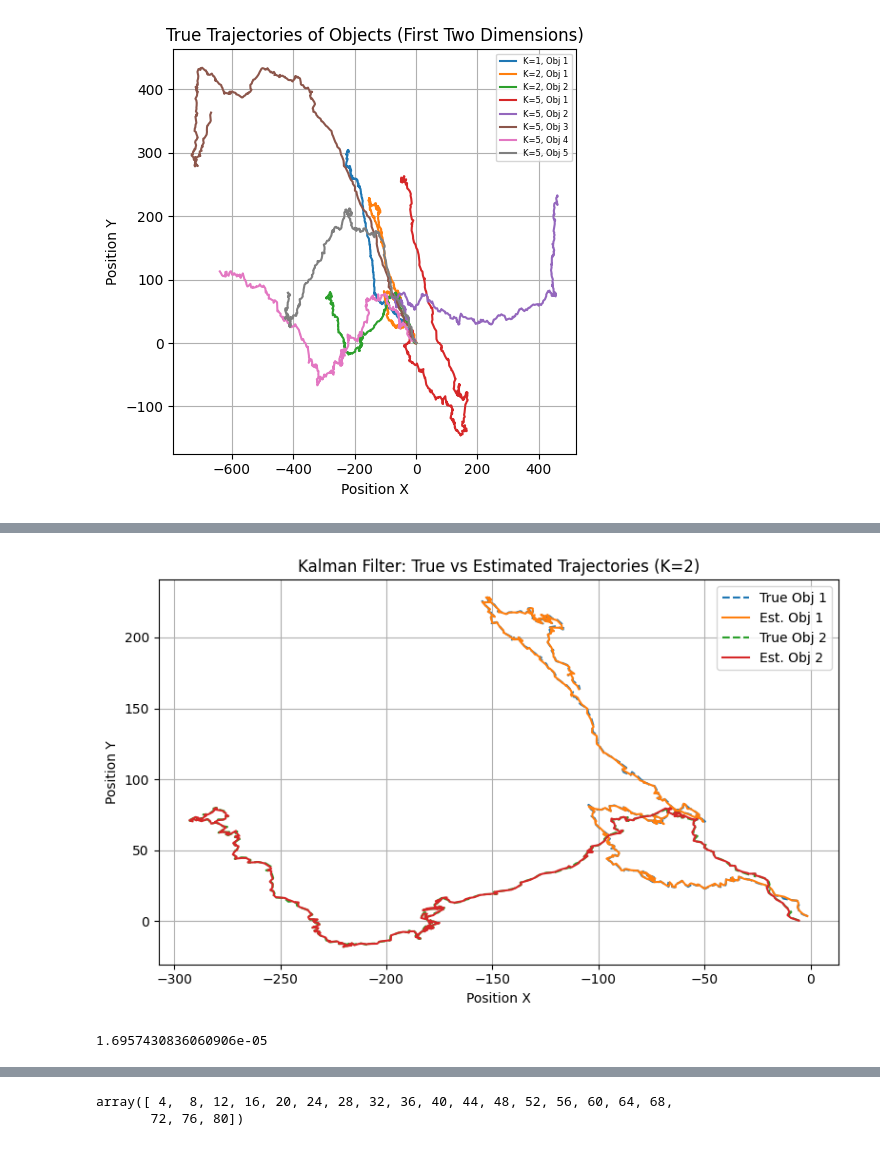
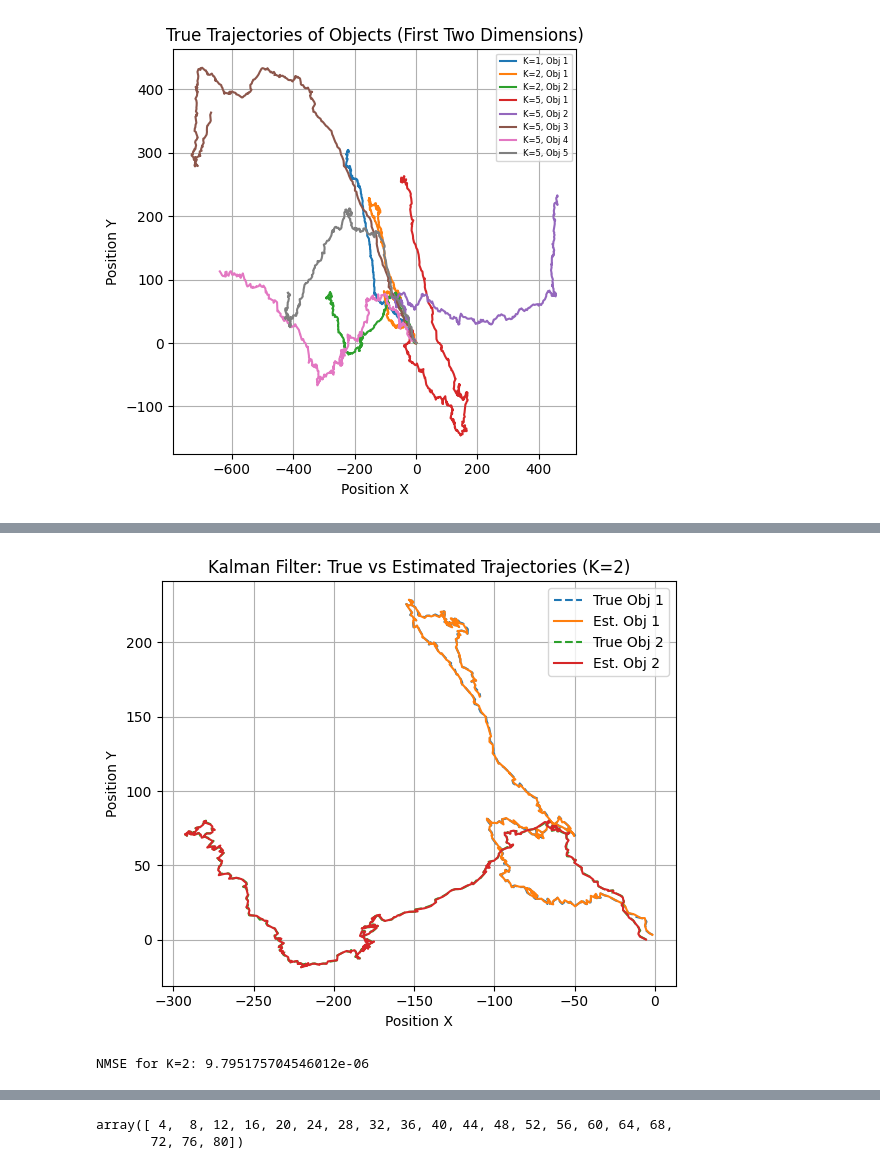
Before and after one commit to JackxTong/Stochastic-Simulation-Project, a Jupyter notebook: CW2_2025/cw.ipynb, the cells around one changed output, grey strips where cells are left out. Saved outputs shown, nothing was run; the diff lists cells and outputs as text; code cells hidden in the pictures.

```diff
--- a/CW2_2025/cw.ipynb
+++ b/CW2_2025/cw.ipynb
@@ -197,62 +214,47 @@ def compute_nmse(true, est):
     denom = np.sum(true[1:]**2)
     return num / denom
 
-def run_kalman(X, Y, K, T=400, plot_trajectories = False):
+def run_kalman(X, Y, K, plot_trajectories = False):
     dim = 4 * K
-    I2 = np.eye(2)
-    I4 = np.eye(4)
-    kappa = 0.1
-    r = 0.1
-
-    A = np.block([
-        [I2, kappa * I2],
-        [np.zeros((2, 2)), 0.99 * I2]
-    ])
-    Q = np.block([
-        [(kappa**3 / 3) * I2, (kappa**2 / 2) * I2],
-        [(kappa**2 / 2) * I2, kappa * I2]
-    ])
-    H = I4
-    R = r * I4
 
     AK = np.kron(np.eye(K), A)
     QK = np.kron(np.eye(K), Q)
     HK = np.kron(np.eye(K), H)
     RK = np.kron(np.eye(K), R)
 
-    # Add interaction noise
-    L = np.random.normal(0, 0.5, size=(dim, dim))
-    Q_bar = QK + L @ L.T
+    # get stored Q_bar for this K
+    Q_bar = Q_ks[K]
 
     m0 = np.tile(np.array([0, 0, -20, 20]), K)
     P0 = np.eye(dim)
 
     # Step 2: Kalman filtering
     filtered_means, _ = kalman_filter(Y, AK, Q_bar, HK, RK, m0, P0)
 
     # Step 3: NMSE
     nmse = compute_nmse(X, filtered_means)
 
     # Step 4: Plot true vs estimated (position only)
     if plot_trajectories:
-        plt.figure(figsize=(8, 5))
+        plt.figure(figsize=(6, 5))
         for k in range(K):
             idx_x = 4*k
             idx_y = 4*k + 1
             plt.plot(X[1:, idx_x], X[1:, idx_y], label=f"True Obj {k+1}", linestyle="--")
             plt.plot(filtered_means[:, idx_x], filtered_means[:, idx_y], label=f"Est. Obj {k+1}")
         plt.xlabel("Position X")
         plt.ylabel("Position Y")
         plt.title(f"Kalman Filter: True vs Estimated Trajectories (K={K})")
         plt.legend()
         plt.grid(True)
         plt.tight_layout()
         plt.show()
 
     return nmse
 
-# Run it
-run_kalman(X2, Y2, K=2, plot_trajectories=True)
+# Run it on the simulated X2 and Y2
+nmse = run_kalman(X2, Y2, K=2, plot_trajectories=True)
+print(f"NMSE for K=2: {nmse}")
 # %% [output]
-[figure, old version]
+[figure, new version]
-1.6957430836060906e-05
+NMSE for K=2: 9.795175704546012e-06
```
Also changed, not shown: parts of 36 cells of this notebook.
